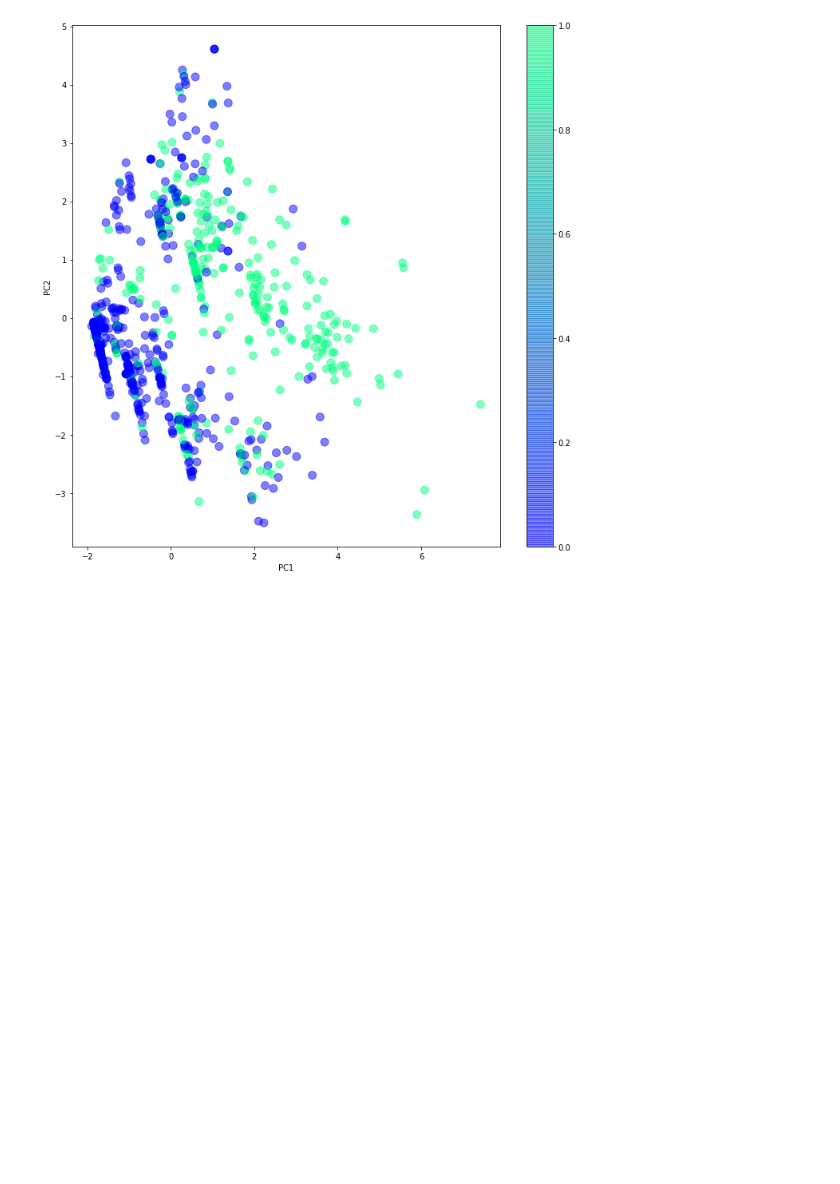
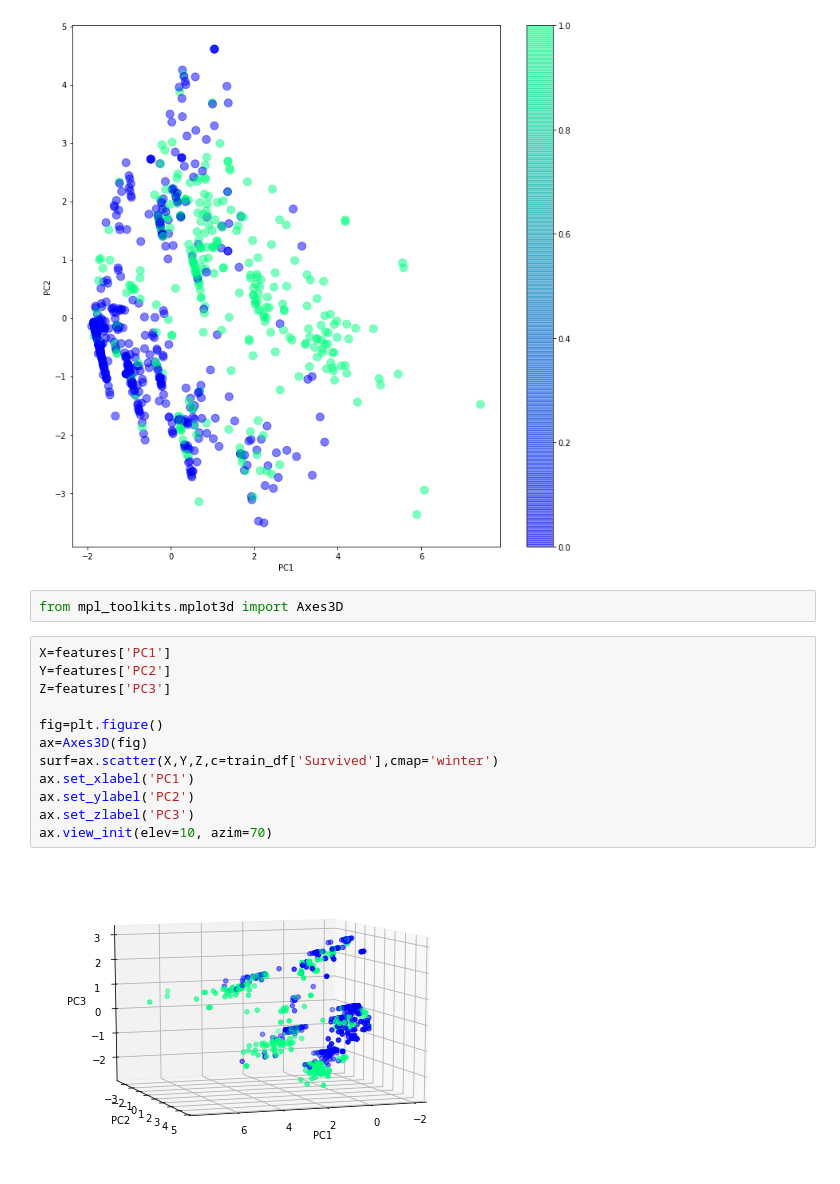
Before and after one commit to yuki-tamaribuchi/stats_code_kata, a Jupyter notebook: kaggle_titanic_pca_2.ipynb, the cells around one changed output. Drawn from its saved outputs; the diff is of its cells as text; blank space fills up the shorter version.

```diff
--- a/kaggle_titanic_pca_2.ipynb
+++ b/kaggle_titanic_pca_2.ipynb
@@ -257,3 +257,19 @@ features.plot(kind='scatter',x='PC1',y='PC2',s=100,c=train_df['Survived'],cmap='
 # %% [output]
 <matplotlib.axes._subplots.AxesSubplot at 0x...>
 [figure]
+# %%
+from mpl_toolkits.mplot3d import Axes3D
+# %%
+X=features['PC1']
+Y=features['PC2']
+Z=features['PC3']
+
+fig=plt.figure()
+ax=Axes3D(fig)
+surf=ax.scatter(X,Y,Z,c=train_df['Survived'],cmap='winter')
+ax.set_xlabel('PC1')
+ax.set_ylabel('PC2')
+ax.set_zlabel('PC3')
+ax.view_init(elev=10, azim=70)
+# %% [output]
+[figure, added]
```
